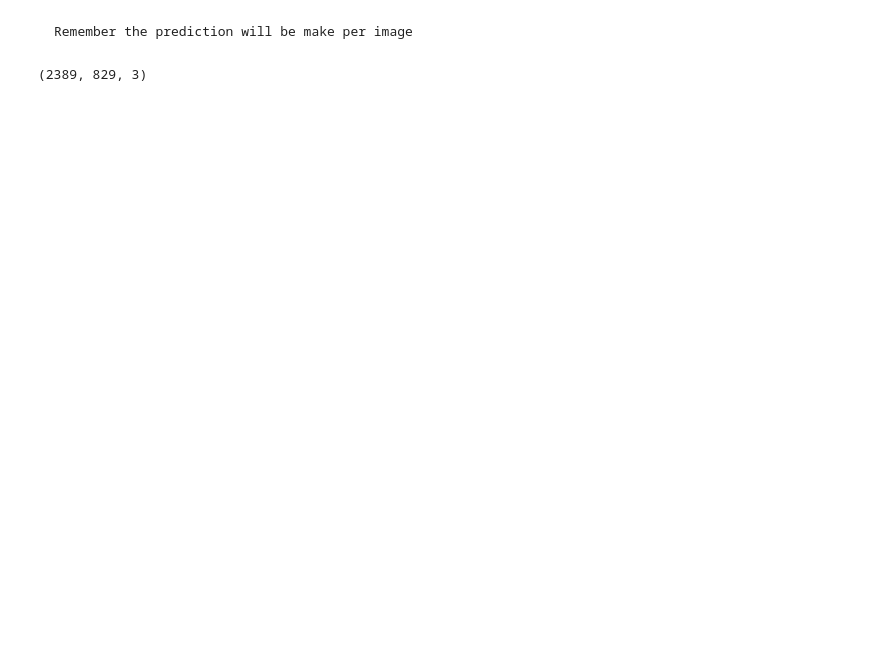
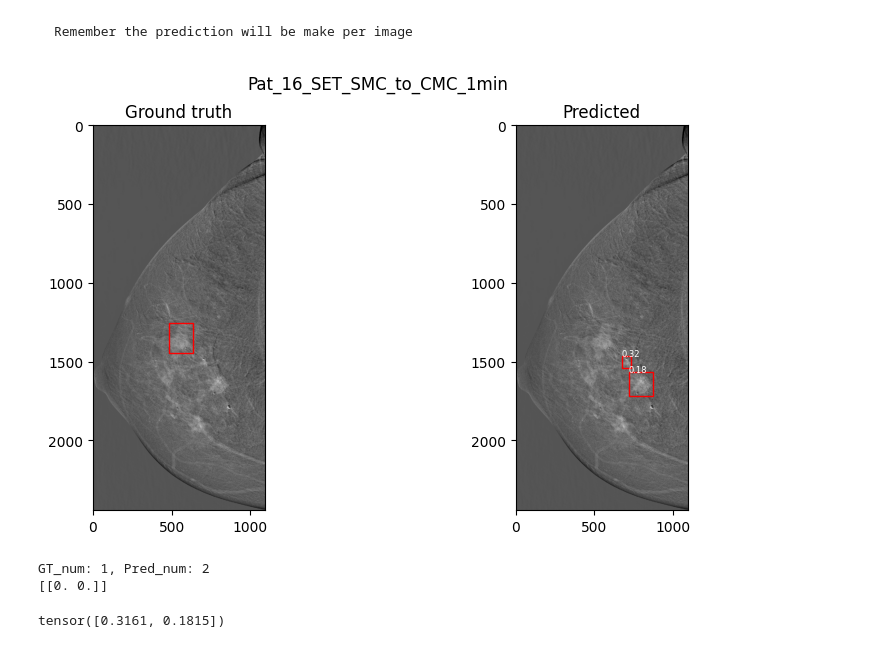
Before and after one commit to Likalto4/CEM-Detect, a Jupyter notebook: detection/inference/SET_dataset/prediction.ipynb, the cells around one changed output. Saved outputs shown, nothing was run; the diff lists cells and outputs as text; code cells hidden in the pictures; blank space fills up the shorter version.

Commit message:
added TP_FN counts function

```diff
--- a/detection/inference/SET_dataset/prediction.ipynb
+++ b/detection/inference/SET_dataset/prediction.ipynb
@@ -71,10 +70,21 @@ detector = lesion_detector(config_file, model_file, metadata_path, im_dir, min_s
 # %% [markdown]
     Remember the prediction will be make per image
-# %%
-#image example
-detector.c_im_name = detector.test_df['image_name'].unique()[0]
-# prepare current im and gt
-detector.prepare_im_gt()
-detector.c_im_array
-# %% [output]
-(2389, 829, 3)
+# %%
+im_name = detector.test_df['image_name'].unique()[11]
+
+detector.c_im_name = im_name
+detector.prepare_im_gt()
+detector.predict()
+detector.show_c_predictions()
+# %% [output]
+[figure, added]
+# %%
+detector.start_metrics()
+used_preds = detector.compute_TP_FN_counts(show=True)
+# %% [output]
+GT_num: 1, Pred_num: 2
+[[0. 0.]]
+# %%
+detector.c_output.scores
+# %% [output]
+tensor([0.3161, 0.1815])
```
Also changed, not shown: parts of 7 cells of this notebook, 1 other file.
